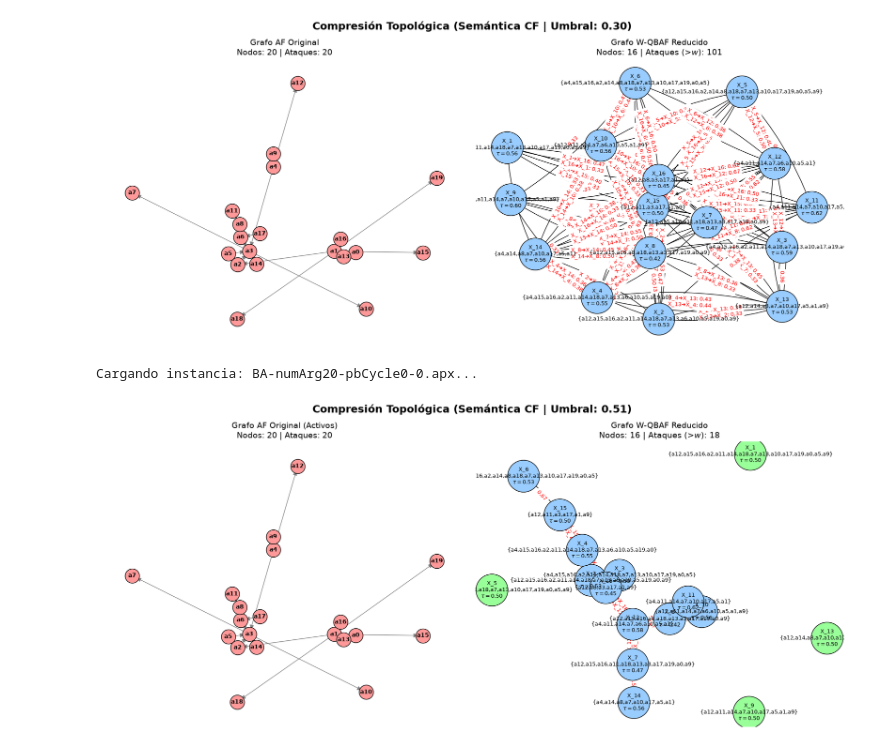
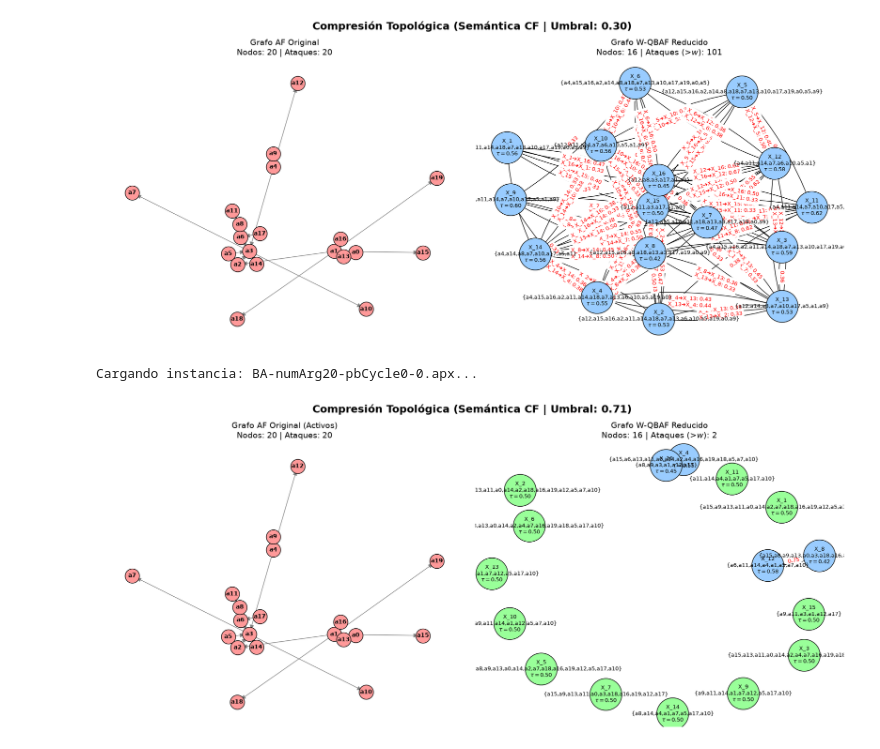
Before and after one commit to Andresnico172/simplicial-reduction-app, a Jupyter notebook: pygarg/exp/test.ipynb, the cells around one changed output. Cells and saved outputs as stored; diff of their text form; code cells hidden in the pictures.

```diff
--- a/pygarg/exp/test.ipynb
+++ b/pygarg/exp/test.ipynb
@@ -768,32 +768,32 @@ def visualizar_reduccion_simplicial(args, atts, semantica='CO', umbral_manual=No
 
             aristas_procesadas.add((u, v))
             aristas_procesadas.add((v, u))
 
         nx.draw_networkx_edge_labels(G_red, pos_red, edge_labels=etiquetas_aristas, ax=axes[1], font_size=9, font_color='red')
 
     nodos_red = len(A_star_conectados) + len(A_star_aislados)
     axes[1].set_title(f"Grafo W-QBAF Reducido\nNodos: {nodos_red} | Ataques (>$w$): {len(R_star_filtrado)}", fontsize=14)
     axes[1].axis('off')
 
     plt.tight_layout()
     plt.show()
 
 # ==========================================
 # 3. EJECUCIÓN DESDE ARCHIVO (Instancias ER)
 # ==========================================
 carpeta_er = ruta_actual / "instances" / "BA"
 
 # Cargar la instancia de tu captura
 archivo_elegido = carpeta_er / "BA-numArg20-pbCycle0-0.apx"
 
 if archivo_elegido.exists():
     print(f"Cargando instancia: {archivo_elegido.name}...")
     args_archivo, atts_archivo = pygarg.dung.apx_parser.parse(str(archivo_elegido))
 
     # Lanzamos la visualización
-    visualizar_reduccion_simplicial(args_archivo, atts_archivo, semantica='CF', umbral_manual=0.51)
+    visualizar_reduccion_simplicial(args_archivo, atts_archivo, semantica='CF', umbral_manual=0.71)
 else:
     print(f"Error: No se ha encontrado el archivo {archivo_elegido}")
 # %% [output]
 Cargando instancia: BA-numArg20-pbCycle0-0.apx...
-[figure, old version]
+[figure, new version]
```
Also changed, not shown: parts of 1 cell of this notebook, 1 other file.
